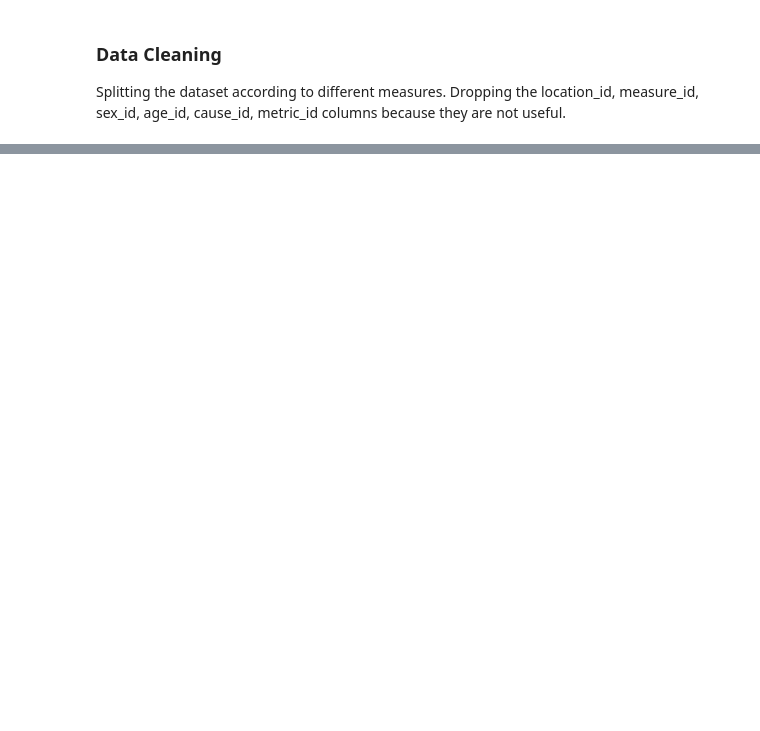
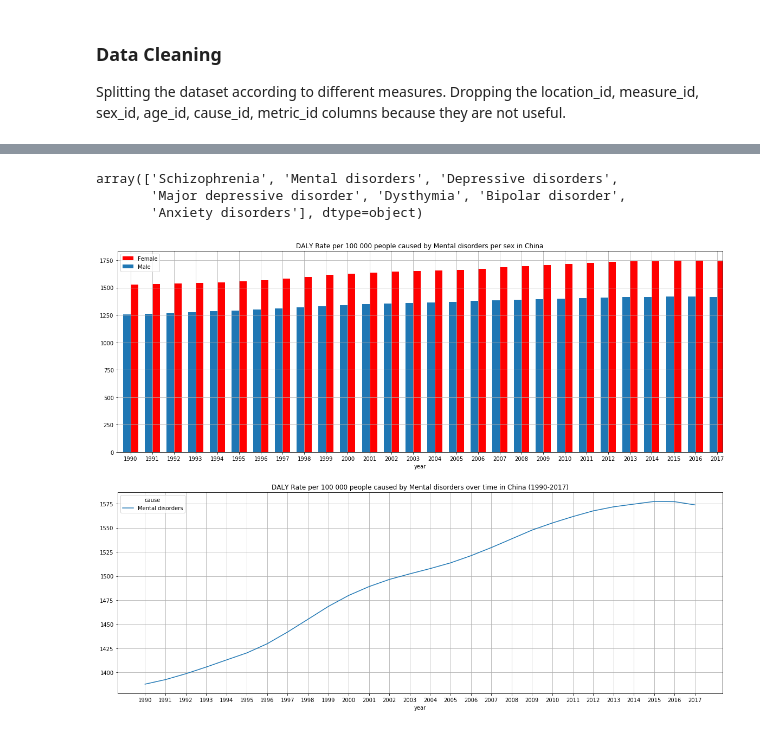
Before and after one commit to Sytta/ADA2018-Project, a Jupyter notebook: data_exploration_Yawen.ipynb, the cells around one changed output, grey strips where cells are left out. Drawn from its saved outputs; the diff is of its cells as text; code cells hidden in the pictures; blank space fills up the shorter version.

```diff
--- a/data_exploration_Yawen.ipynb
+++ b/data_exploration_Yawen.ipynb
@@ -50,0 +141,7 @@ for measure in measure_names:
+# %%
+# These are the mental illness we will look at
+DALY.cause.unique()
+# %% [output]
+array(['Schizophrenia', 'Mental disorders', 'Depressive disorders',
+       'Major depressive disorder', 'Dysthymia', 'Bipolar disorder',
+       'Anxiety disorders'], dtype=object)
@@ -50,0 +185,47 @@ for measure in measure_names:
+# %%
+def plot_DALY_per_sex_country(country='China', age='All Ages', cause_name=Cause.LEVEL_2, measure = Measure.RATE):
+    """Plot DALY measure over time per sex for a specific country"""
+    # Choose measure
+    if measure == Measure.NUMBER:
+        df_country = DALY_number_per_country[country]
+        measure_name = "number"
+    elif measure == Measure.RATE:
+        df_country = DALY_rate_per_country[country]
+        measure_name = "Rate per 100 000 people"
+    else:
+        df_country = DALY_perc_per_country[country]
+        measure_name = "percentage"
+
+    # Choose cause
+    if cause_name == Cause.LEVEL_1:
+        cause = level_1
+    elif cause_name == Cause.LEVEL_2:
+        cause = level_2
+    elif cause_name == Cause.DEPRESSION:
+        cause = depression
+    else:
+        cause = eating
+
+    df_country_female = df_country[(df_country.sex.isin(['Female'])) & (df_country.age == age) & (df_country.cause.isin(cause))].groupby(['year', 'cause'])['val'].sum().unstack()
+    df_country_male = df_country[(df_country.sex.isin(['Male'])) & (df_country.age == age) & (df_country.cause.isin(cause))].groupby(['year', 'cause'])['val'].sum().unstack()
+    df_country_over_years = df_country[(df_country.sex == 'Both') & (df_country.age == age) & (df_country.cause.isin(cause))].groupby(['year', 'cause'])['val'].sum().unstack()
+
+    fig, axes = plt.subplots(figsize=(20, 15), ncols=1, nrows=2)
+    width = 0.35
+    # Different plotting methode according to levels of mental illness
+    if cause == level_1:
+        df_country_female.plot.bar(stacked=True, ax=axes[0], grid=True, width=width, position=0, color="Red", rot=0, legend=False)
+        df_country_male.plot.bar(stacked=True, ax=axes[0], grid=True, width=width, position=1, rot=0, legend=False, title="DALY {} caused by {} per sex in {}".format(measure_name, cause_name.value, country))
+        axes[0].legend(['Female', 'Male'])
+    else:
+        df_country_female.plot.bar(stacked=True, ax=axes[0], grid=True, width=width, colormap='spring', position=0, rot=0, legend=True)
+        df_country_male.plot.bar(stacked=True, ax=axes[0], grid=True, width=width, colormap='winter' , position=1, rot=0, title="DALY {} caused by {} per sex in {}".format(measure_name, cause_name.value, country))
+
+    df_country_over_years.plot(ax=axes[1], grid=True, title="DALY {} caused by {} over time in {} (1990-2017)".format(measure_name, cause_name.value, country))
+    axes[1].xaxis.set_ticks(df_country.year.unique())
+    plt.show()
+# %%
+# Let's plot mental illness in total for China to see what it looks like
+plot_DALY_per_sex_country(cause_name=Cause.LEVEL_1)
+# %% [output]
+[figure, added]
```
Also changed, not shown: parts of 33 cells of this notebook, 1 other file.
